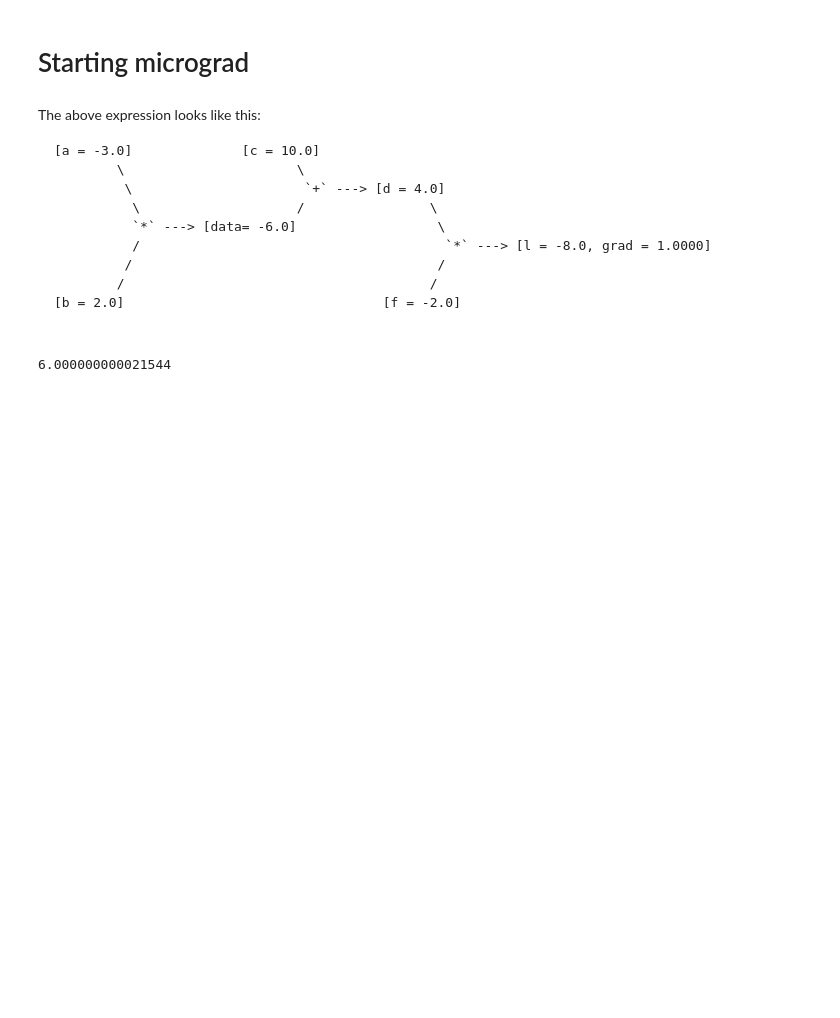
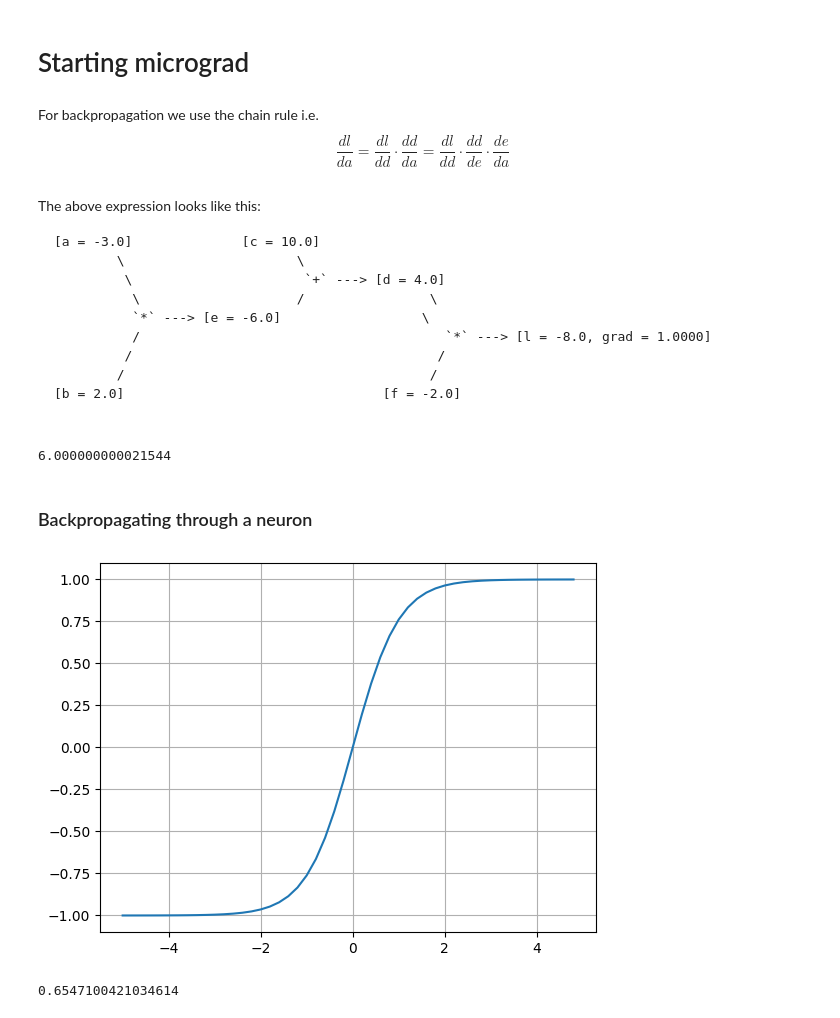
Before and after one commit to Aakash15-Semwal/ml-learning, a Jupyter notebook: micrograd/micrograd_from_scratch.ipynb, the cells around one changed output. Saved outputs shown, nothing was run; the diff lists cells and outputs as text; code cells hidden in the pictures; blank space fills up the shorter version.

Commit message:
Backpropagated through a neuron

````diff
--- a/micrograd/micrograd_from_scratch.ipynb
+++ b/micrograd/micrograd_from_scratch.ipynb
@@ -145,6 +188,9 @@ l = d * f; l.label = 'l'
 
 # Fill the value for l.grad manually, since l is the final output of the computational graph.
 l.grad = 1.0
+# %% [markdown]
+For backpropagation we use the chain rule i.e.
+$$\frac{dl}{da} = \frac{dl}{dd} \cdot \frac{dd}{da} = \frac{dl}{dd} \cdot \frac{dd}{de} \cdot \frac{de}{da}$$
 # %% [markdown]
 The above expression looks like this:
 ```text
@@ -152,7 +198,7 @@ The above expression looks like this:
         \                      \
          \                      `+` ---> [d = 4.0]
           \                    /                \
-          `*` ---> [data= -6.0]                  \
+          `*` ---> [e = -6.0]                  \
           /                                       `*` ---> [l = -8.0, grad = 1.0000]
          /                                       /
         /                                       /
@@ -184,3 +230,32 @@ def experi(): # You can change the value of h to see how it affects the numerica
 experi()
 # %% [output]
 6.000000000021544
+# %% [markdown]
+### Backpropagating through a neuron
+# %%
+# The tanh function is a common activation function used in neural networks.
+plt.plot(np.arange(-5, 5, 0.2), np.tanh(np.arange(-5, 5, 0.2)))
+plt.grid()
+# %% [output]
+[figure, added]
+# %%
+# Inputs
+x1 = Value(2.0, label='x1')
+x2 = Value(0.0, label='x2')
+# Weights
+w1 = Value(-3.0, label='w1')
+w2 = Value(1.0, label='w2')
+# Bias of the neuron
+b = Value(6.7834982748, label='b')
+
+# n = x1*w1 + x2*w2 + b
+x1w1 = x1 * w1; x1w1.label = 'x1w1'
+x2w2 = x2 * w2; x2w2.label = 'x2w2'
+x1w1x2w2 = x1w1 + x2w2; x1w1x2w2.label = 'x1w1x2w2'
+n = x1w1x2w2 + b; n.label = 'n'
+
+# Using the activation function tanh:
+o = n.tanh(); o.label = 'o'
+o.data
+# %% [output]
+0.6547100421034614
````
Also changed, not shown: parts of 9 cells of this notebook.
